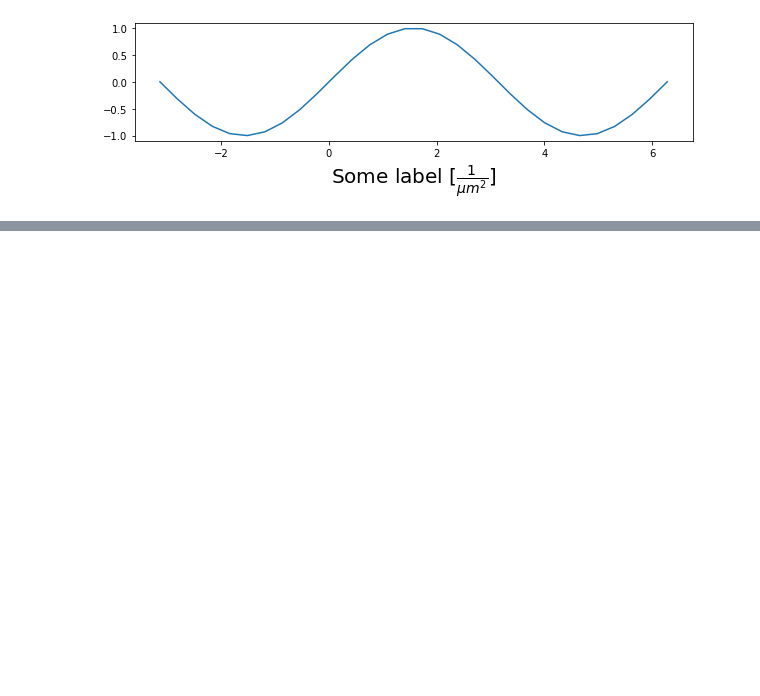
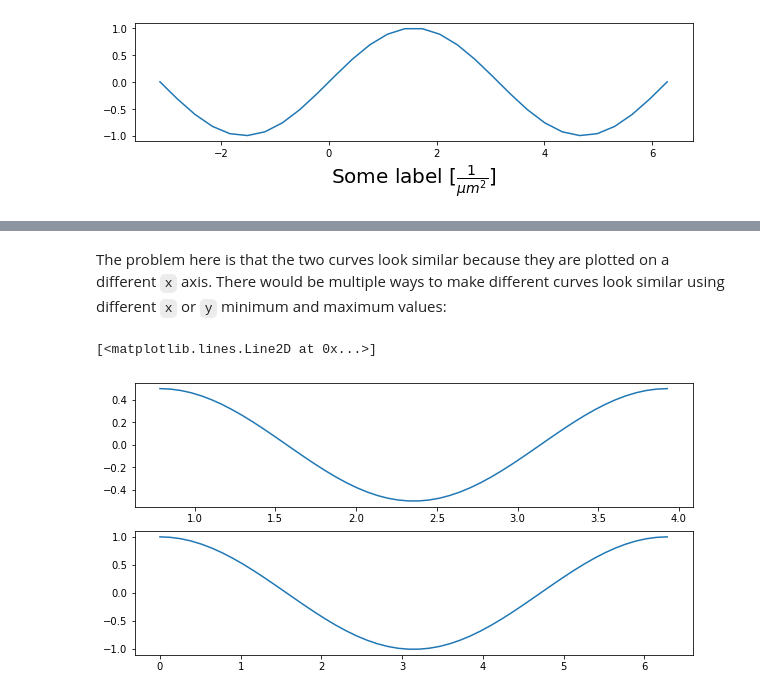
Before and after one commit to GuignardLab/CenTuri-Course, a Jupyter notebook: 2-Data-handling-and-visu/Matplotlib-course.ipynb, the cells around one changed output, grey strips where cells are left out. Saved outputs shown, nothing was run; the diff lists cells and outputs as text; code cells hidden in the pictures; blank space fills up the shorter version.

```diff
--- a/2-Data-handling-and-visu/Matplotlib-course.ipynb
+++ b/2-Data-handling-and-visu/Matplotlib-course.ipynb
@@ -141,0 +160,14 @@ fig, ax = plt.subplots(nrows=2, )
+# %% [markdown]
+The problem here is that the two curves look similar because they are plotted on a different `x` axis. There would be multiple ways to make different curves look similar using different `x` or `y` minimum and maximum values:
+# %%
+X1 = np.linspace(np.pi/4, 5*np.pi/4)
+X2 = np.linspace(0, 2*np.pi)
+Y1 = np.sin(X1*2)/2
+Y2 = np.cos(X2)
+
+fig, ax = plt.subplots(nrows=2, ncols=1, figsize=(10, 5))
+ax[0].plot(X1, Y1, '-')
+ax[1].plot(X2, Y2, '-')
+# %% [output]
+[<matplotlib.lines.Line2D at 0x...>]
+[figure, added]
```
Also changed, not shown: parts of 7 cells of this notebook, 1 other file.
